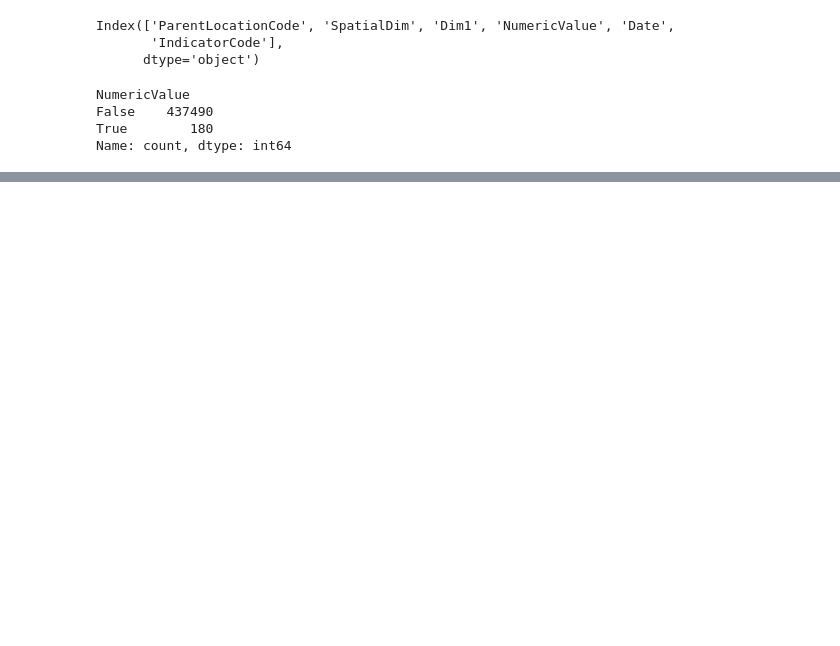
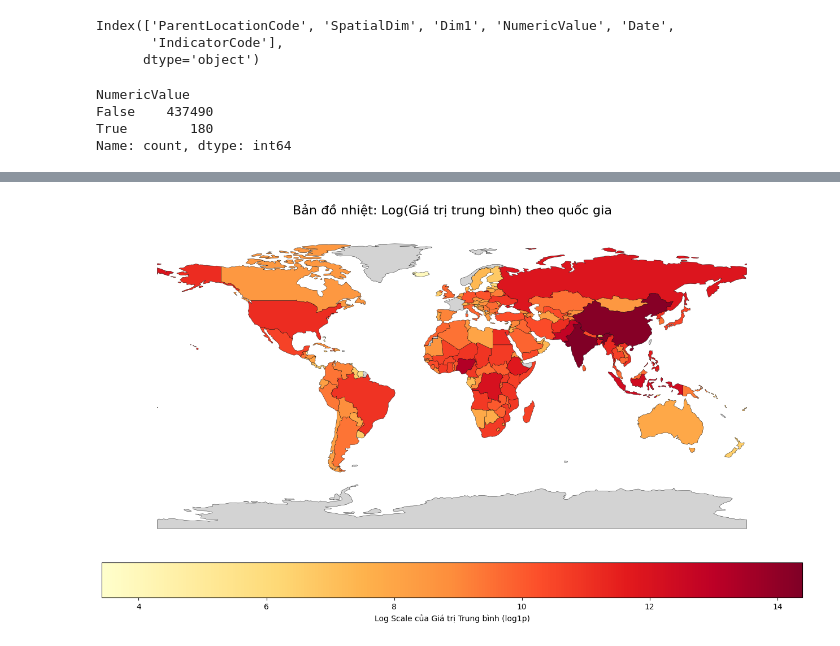
Before and after one commit to baolam/heart-disease-analysis, a Jupyter notebook: air_data_analysis.ipynb, the cells around one changed output, grey strips where cells are left out. Drawn from its saved outputs; the diff is of its cells as text; code cells hidden in the pictures; blank space fills up the shorter version.

```diff
--- a/air_data_analysis.ipynb
+++ b/air_data_analysis.ipynb
@@ -173,0 +243,76 @@ Name: count, dtype: int64
+# %%
+import pandas as pd
+import geopandas as gpd
+import matplotlib.pyplot as plt
+import numpy as np  # Thêm thư viện numpy để tính log
+
+# ==============================
+# 1. KIỂM TRA & CHUẨN HÓA (Giữ nguyên)
+# ==============================
+df1["NumericValue"] = pd.to_numeric(df1["NumericValue"], errors="coerce")
+df1["Date"] = pd.to_datetime(df1["Date"], errors="coerce")
+
+# ==============================
+# 2. GỘP DỮ LIỆU & TÍNH LOG
+# ==============================
+df1_grouped = (
+    df1.groupby(
+        ["SpatialDim", "ParentLocationCode"],
+        as_index=False
+    )
+    .agg(
+        MeanValue=("NumericValue", "mean"),
+        Count=("NumericValue", "count")
+    )
+)
+
+# Tạo cột LogMeanValue: log1p(x) = log(1 + x)
+# Việc cộng 1 giúp tránh lỗi nếu MeanValue bằng 0
+df1_grouped["LogMeanValue"] = np.log1p(df1_grouped["MeanValue"])
+
+# ==============================
+# 3. LOAD BẢN ĐỒ & MERGE
+# ==============================
+world = gpd.read_file("ne_110m_admin_0_countries/ne_110m_admin_0_countries.shp")
+
+gdf = world.merge(
+    df1_grouped,
+    how="left",
+    left_on="ISO_A3",
+    right_on="SpatialDim"
+)
+
+# ==============================
+# 4. VẼ BẢN ĐỒ VỚI THANG LOG
+# ==============================
+fig, ax = plt.subplots(figsize=(16, 9))
+
+# Sử dụng cột "LogMeanValue" để vẽ màu
+gdf.plot(
+    column="LogMeanValue",
+    ax=ax,
+    legend=True,
+    cmap="YlOrRd",
+    edgecolor="black",
+    linewidth=0.3,
+    legend_kwds={
+        'label': "Log Scale của Giá trị Trung bình (log1p)",
+        'orientation': "horizontal",
+        'pad': 0.05
+    },
+    missing_kwds={
+        "color": "lightgrey",
+        "label": "No data"
+    }
+)
+
+ax.set_title(
+    "Bản đồ nhiệt: Log(Giá trị trung bình) theo quốc gia",
+    fontsize=16,
+    pad=20
+)
+
+ax.axis("off")
+plt.show()
+# %% [output]
+[figure, added]
```
Also changed, not shown: parts of 12 cells of this notebook, 1 other file.
